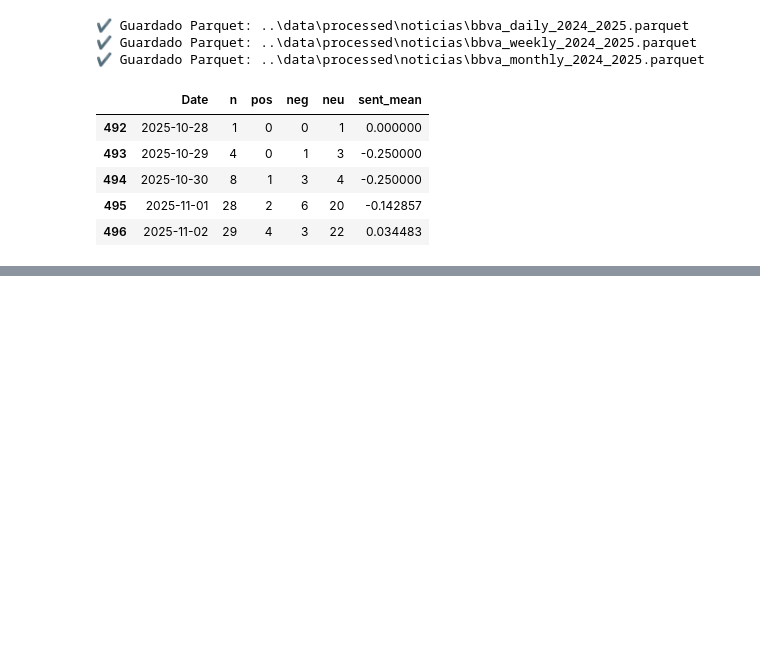
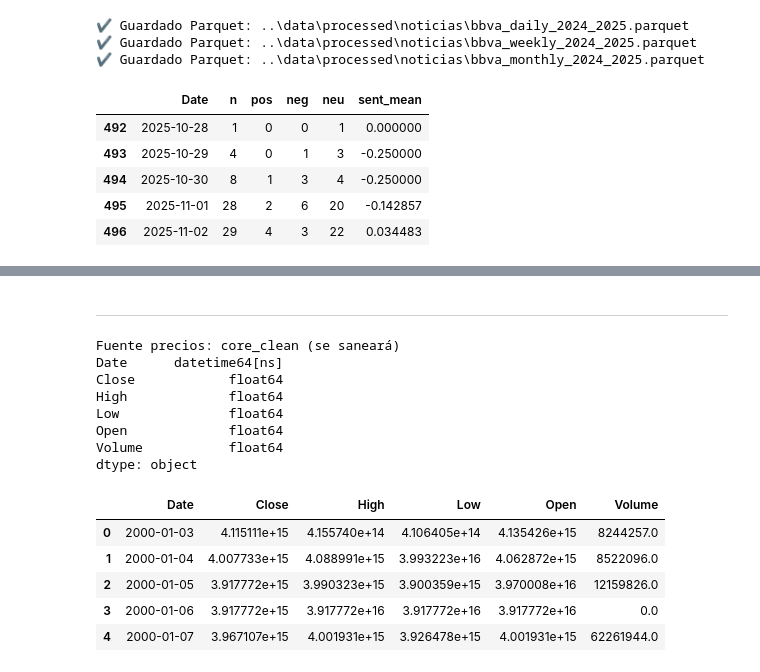
Before and after one commit to clauloro/Caso_2-BBVA_vs_SANTANDER, a Jupyter notebook: notebooks/prueba.ipynb, the cells around one changed output, grey strips where cells are left out. Saved outputs shown, nothing was run; the diff lists cells and outputs as text; code cells hidden in the pictures; blank space fills up the shorter version.

```diff
--- a/notebooks/prueba.ipynb
+++ b/notebooks/prueba.ipynb
@@ -317,3 +317,39 @@ final_bbva.tail(10)
 | 6631 | 2025-10-28 | 1.719000e+16 | 1.721500e+15 | 1.704000e+16 | 1.707000e+15 | 5314738.0 | 1 | 0 | 0 | 1 | 0.00 |
 | 6632 | 2025-10-29 | 1.758000e+16 | 1.758500e+16 | 1.705500e+15 | 1.721000e+16 | 10750147.0 | 4 | 0 | 1 | 3 | -0.25 |
 | 6633 | 2025-10-30 | 1.728000e+16 | 1.741000e+15 | 1.705000e+16 | 1.739000e+16 | 10839276.0 | 8 | 1 | 3 | 4 | -0.25 |
+# %% [markdown]
+---
+# %%
+import pandas as pd
+from pathlib import Path
+
+# Intenta usar el CSV directo de yfinance (el que guardaste en el notebook de precios)
+p1 = Path("../data/precios/BBVA.csv")
+p2 = Path("../data/interim/precios_limpios/BBVA_core_clean.csv")
+
+if p1.exists():
+    precios_bbva = pd.read_csv(p1, parse_dates=["Date"])
+    fuente = "yfinance CSV (recomendado)"
+else:
+    # fallback: intenta el 'core_clean' pero forzaremos saneado de columnas
+    precios_bbva = pd.read_csv(p2, parse_dates=["Date"])
+    fuente = "core_clean (se saneará)"
+
+print("Fuente precios:", fuente)
+print(precios_bbva.dtypes)
+precios_bbva.head()
+# %% [output]
+Fuente precios: core_clean (se saneará)
+Date      datetime64[ns]
+Close            float64
+High             float64
+Low              float64
+Open             float64
+Volume           float64
+dtype: object
+|  | Date | Close | High | Low | Open | Volume |
+| 0 | 2000-01-03 | 4.115111e+15 | 4.155740e+14 | 4.106405e+14 | 4.135426e+15 | 8244257.0 |
+| 1 | 2000-01-04 | 4.007733e+15 | 4.088991e+15 | 3.993223e+16 | 4.062872e+15 | 8522096.0 |
+| 2 | 2000-01-05 | 3.917772e+15 | 3.990323e+15 | 3.900359e+15 | 3.970008e+16 | 12159826.0 |
+| 3 | 2000-01-06 | 3.917772e+15 | 3.917772e+16 | 3.917772e+16 | 3.917772e+16 | 0.0 |
+| 4 | 2000-01-07 | 3.967107e+15 | 4.001931e+15 | 3.926478e+15 | 4.001931e+15 | 62261944.0 |
```
Also changed, not shown: parts of 2 cells of this notebook, 2 other files.
